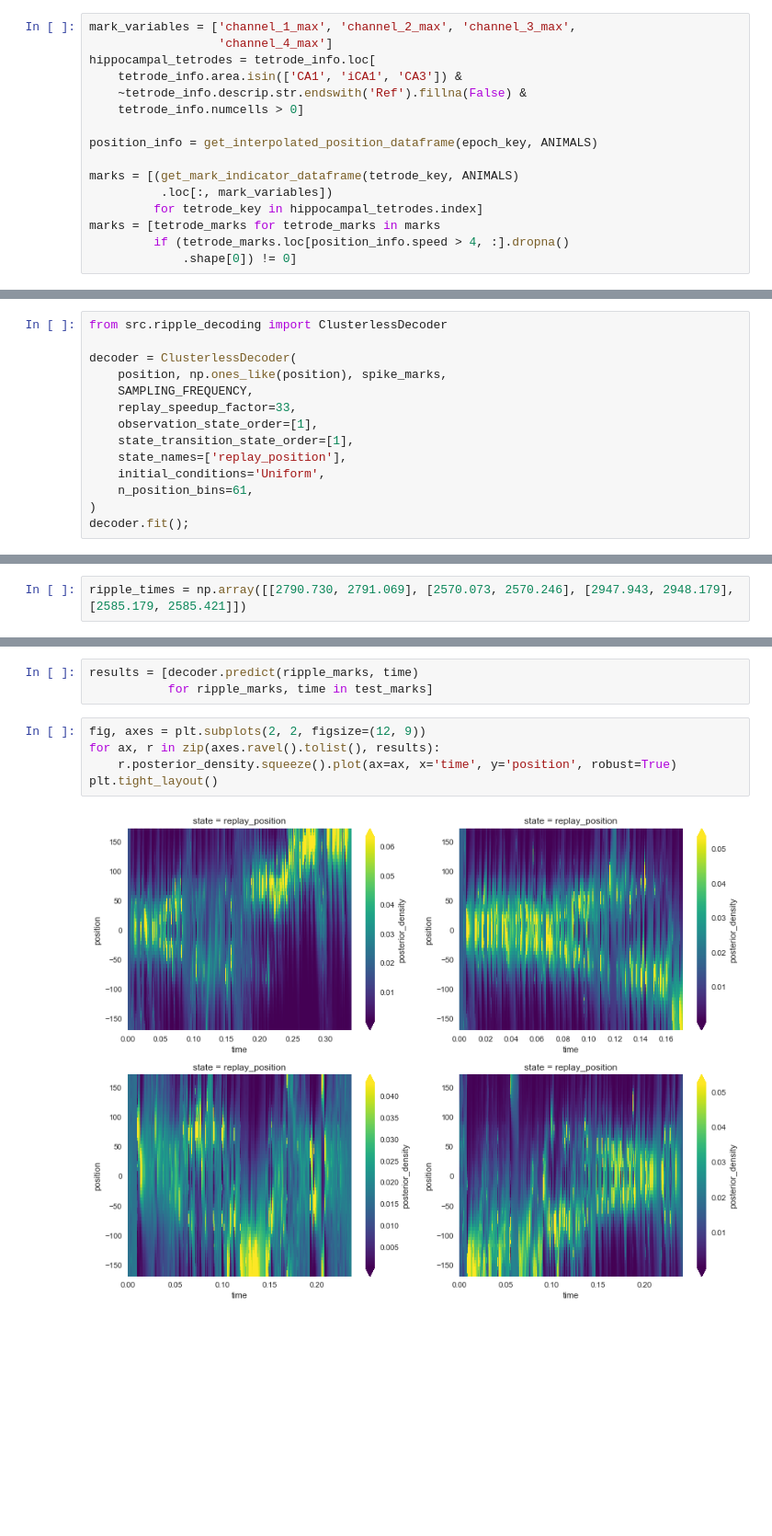
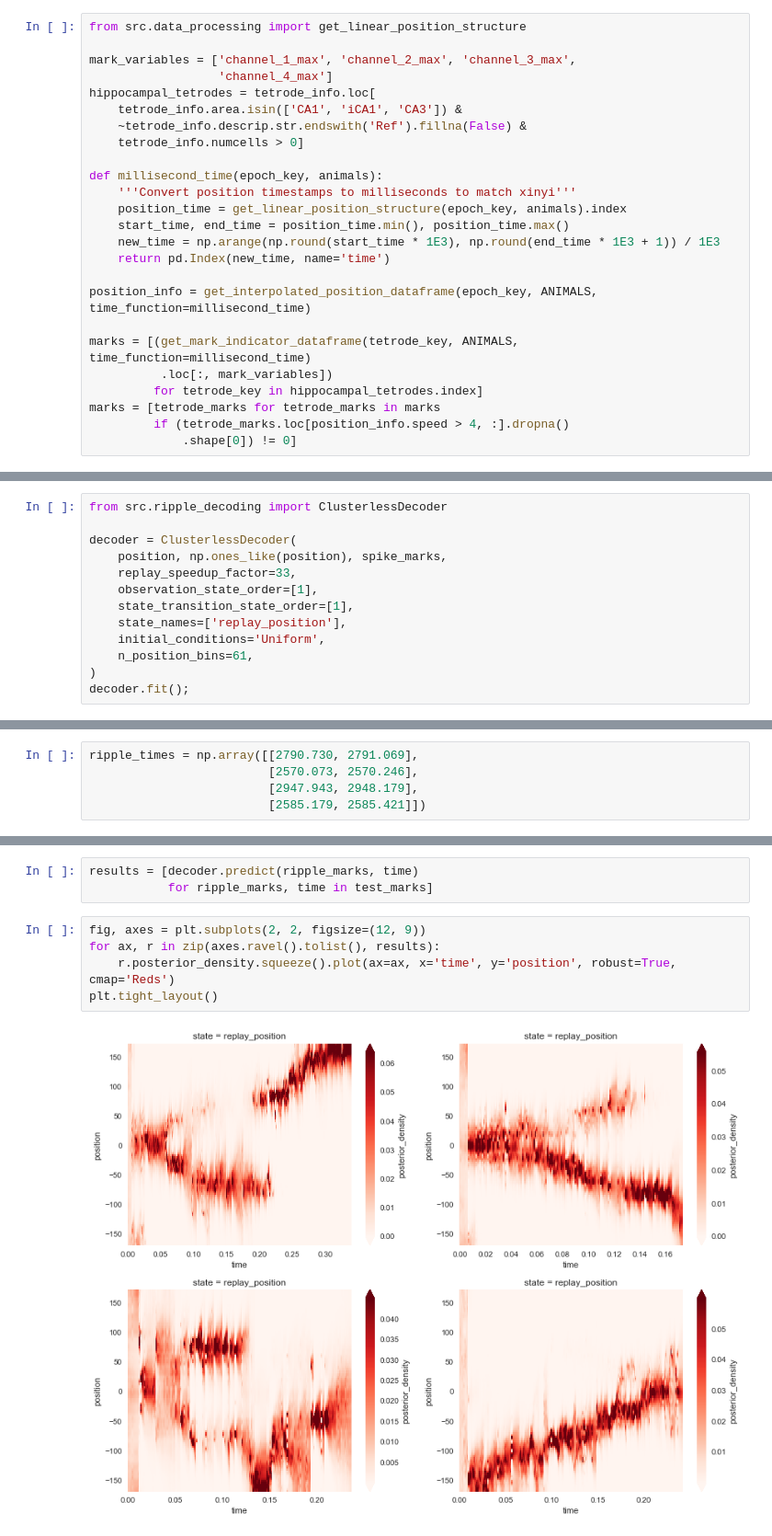
Before and after one commit to edeno/Jadhav-2016-Data-Analysis, a Jupyter notebook: notebooks/2017_09_13_Recreate_Xinyi_Figure2.ipynb, the cells around one changed output, grey strips where cells are left out. Shown at 92% size. Saved outputs shown, nothing was run; the diff lists cells and outputs as text; blank space fills up the shorter version.

```diff
--- a/notebooks/2017_09_13_Recreate_Xinyi_Figure2.ipynb
+++ b/notebooks/2017_09_13_Recreate_Xinyi_Figure2.ipynb
@@ -56,6 +56,8 @@ tetrode_info
 |  |  |  | 29 | bon | CA1 | 4 | [[118]] | NaN | 2 | right | ... |
 |  |  |  | 30 | bon | Reference | 4 | [[0]] | NaN | 2 | right | ... |
 # %%
+from src.data_processing import get_linear_position_structure
+
 mark_variables = ['channel_1_max', 'channel_2_max', 'channel_3_max',
                   'channel_4_max']
 hippocampal_tetrodes = tetrode_info.loc[
@@ -63,9 +65,16 @@ hippocampal_tetrodes = tetrode_info.loc[
     ~tetrode_info.descrip.str.endswith('Ref').fillna(False) &
     tetrode_info.numcells > 0]
 
-position_info = get_interpolated_position_dataframe(epoch_key, ANIMALS)
+def millisecond_time(epoch_key, animals):
+    '''Convert position timestamps to milliseconds to match xinyi'''
+    position_time = get_linear_position_structure(epoch_key, animals).index
+    start_time, end_time = position_time.min(), position_time.max()
+    new_time = np.arange(np.round(start_time * 1E3), np.round(end_time * 1E3 + 1)) / 1E3
+    return pd.Index(new_time, name='time')
 
-marks = [(get_mark_indicator_dataframe(tetrode_key, ANIMALS)
+position_info = get_interpolated_position_dataframe(epoch_key, ANIMALS, time_function=millisecond_time)
+
+marks = [(get_mark_indicator_dataframe(tetrode_key, ANIMALS, time_function=millisecond_time)
           .loc[:, mark_variables])
          for tetrode_key in hippocampal_tetrodes.index]
 marks = [tetrode_marks for tetrode_marks in marks
@@ -94,7 +103,6 @@ from src.ripple_decoding import ClusterlessDecoder
 
 decoder = ClusterlessDecoder(
     position, np.ones_like(position), spike_marks,
-    SAMPLING_FREQUENCY,
     replay_speedup_factor=33,
     observation_state_order=[1],
     state_transition_state_order=[1],
@@ -121,5 +125,8 @@ decoder.plot_observation_model();
 # %%
-ripple_times = np.array([[2790.730, 2791.069], [2570.073, 2570.246], [2947.943, 2948.179], [2585.179, 2585.421]])
+ripple_times = np.array([[2790.730, 2791.069],
+                         [2570.073, 2570.246],
+                         [2947.943, 2948.179],
+                         [2585.179, 2585.421]])
 # %%
 from src.analysis import _get_ripple_marks
 
@@ -131,7 +138,7 @@ results = [decoder.predict(ripple_marks, time)
 # %%
 fig, axes = plt.subplots(2, 2, figsize=(12, 9))
 for ax, r in zip(axes.ravel().tolist(), results):
-    r.posterior_density.squeeze().plot(ax=ax, x='time', y='position', robust=True)
+    r.posterior_density.squeeze().plot(ax=ax, x='time', y='position', robust=True, cmap='Reds')
 plt.tight_layout()
 # %% [output]
-[figure, old version]
+[figure, new version]
```
Also changed, not shown: parts of 5 cells of this notebook, 3 other files.
